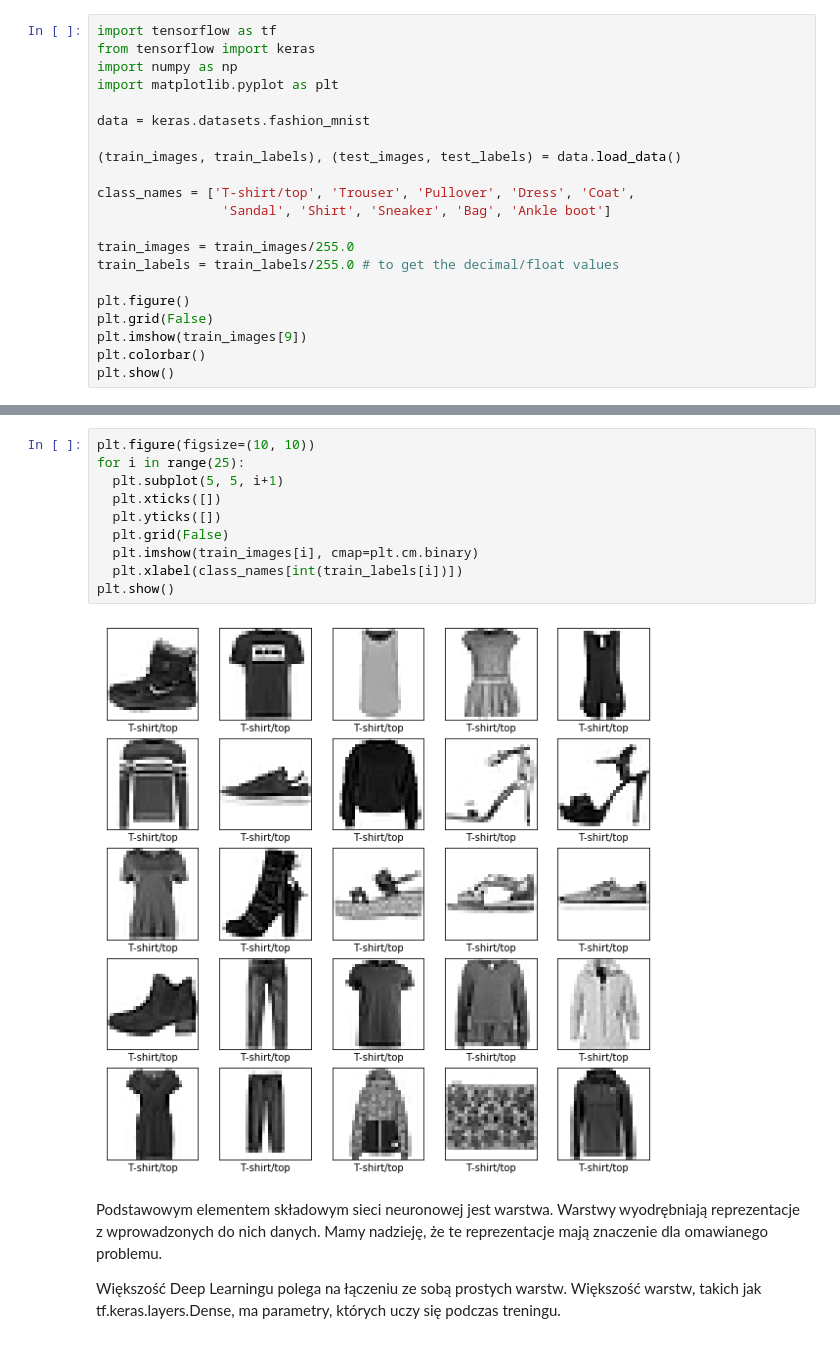
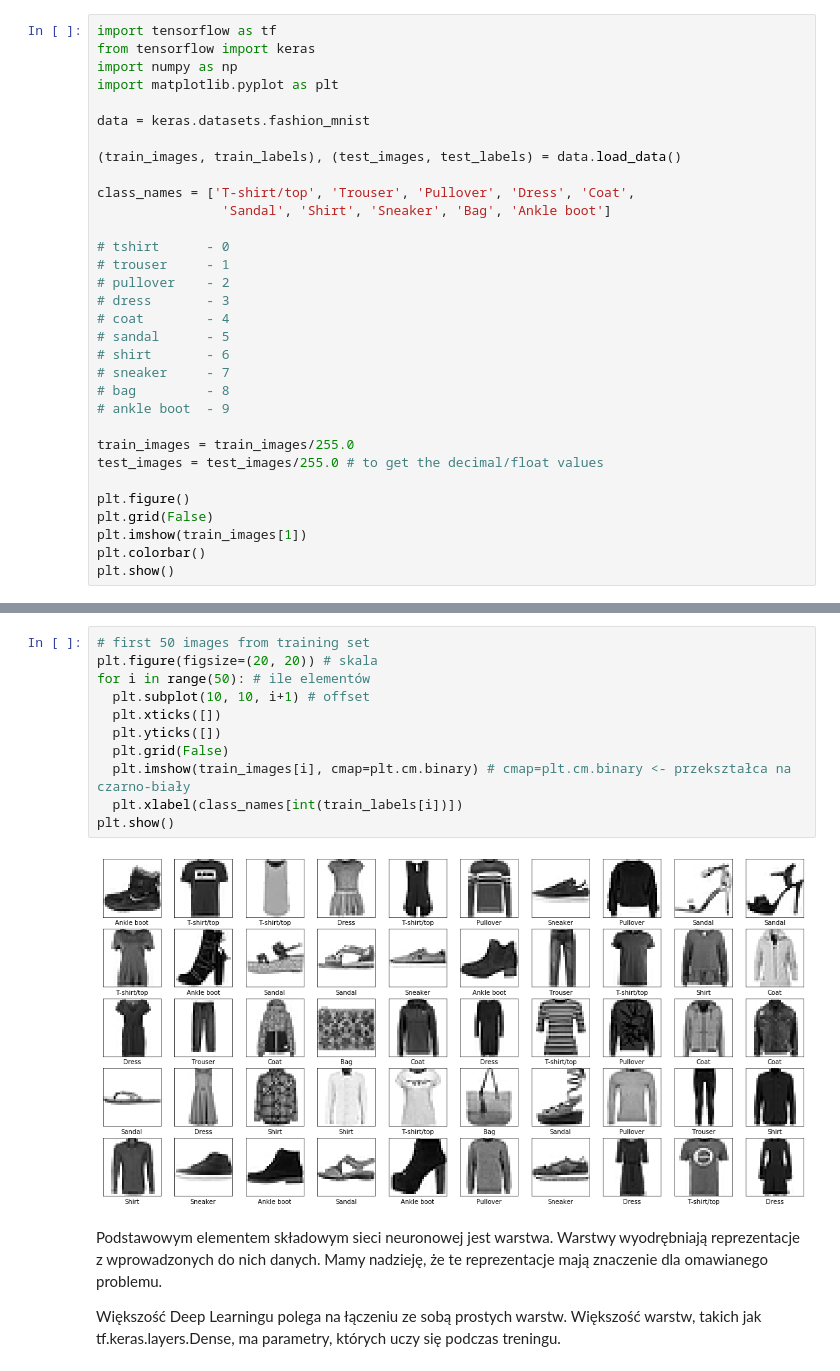
Before and after one commit to david-l-morton/ML-Projects, a Jupyter notebook: Tensorflow.ipynb, the cells around one changed output, grey strips where cells are left out. Drawn from its saved outputs; the diff is of its cells as text.

```diff
--- a/Tensorflow.ipynb
+++ b/Tensorflow.ipynb
@@ -13,12 +15,23 @@ data = keras.datasets.fashion_mnist
 class_names = ['T-shirt/top', 'Trouser', 'Pullover', 'Dress', 'Coat',
                 'Sandal', 'Shirt', 'Sneaker', 'Bag', 'Ankle boot']
 
+# tshirt      - 0
+# trouser     - 1
+# pullover    - 2
+# dress       - 3
+# coat        - 4
+# sandal      - 5
+# shirt       - 6
+# sneaker     - 7
+# bag         - 8
+# ankle boot  - 9
+
 train_images = train_images/255.0
-train_labels = train_labels/255.0 # to get the decimal/float values
+test_images = test_images/255.0 # to get the decimal/float values
 
 plt.figure()
 plt.grid(False)
-plt.imshow(train_images[9])
+plt.imshow(train_images[1])
 plt.colorbar()
 plt.show()
 # %% [output]
@@ -30,15 +43,16 @@ print(train_labels)
 # %%
-plt.figure(figsize=(10, 10))
-for i in range(25):
-  plt.subplot(5, 5, i+1)
+# first 50 images from training set
+plt.figure(figsize=(20, 20)) # skala
+for i in range(50): # ile elementów
+  plt.subplot(10, 10, i+1) # offset
   plt.xticks([])
   plt.yticks([])
   plt.grid(False)
-  plt.imshow(train_images[i], cmap=plt.cm.binary)
+  plt.imshow(train_images[i], cmap=plt.cm.binary) # cmap=plt.cm.binary <- przekształca na czarno-biały
   plt.xlabel(class_names[int(train_labels[i])])
 plt.show()
 # %% [output]
-[figure, old version]
+[figure, new version]
 # %% [markdown]
 Podstawowym elementem składowym sieci neuronowej jest warstwa. Warstwy wyodrębniają reprezentacje z wprowadzonych do nich danych. Mamy nadzieję, że te reprezentacje mają znaczenie dla omawianego problemu.
 
```
Also changed, not shown: parts of 26 cells of this notebook.
